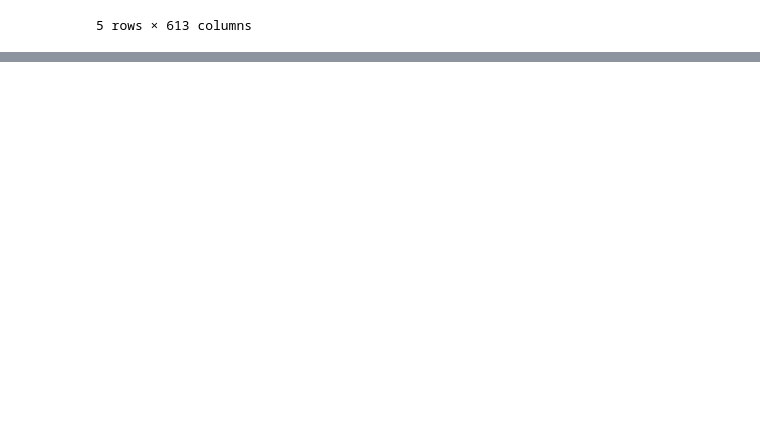
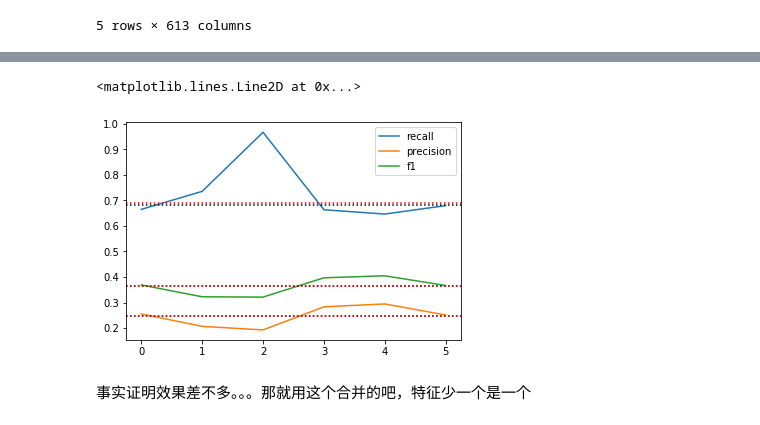
Before and after one commit to dashan0313/flight_delayed, a Jupyter notebook: flight_delayed2.ipynb, the cells around one changed output, grey strips where cells are left out. Saved outputs shown, nothing was run; the diff lists cells and outputs as text; code cells hidden in the pictures; blank space fills up the shorter version.

```diff
--- a/flight_delayed2.ipynb
+++ b/flight_delayed2.ipynb
@@ -343,0 +413,9 @@ print('Kfold Precision: %.2f%%' % (np.mean(cv_acc)*100))
+# %%
+from sklearn.metrics import recall_score
+rs_org=recall_score(y_test, y_pred, labels=True, pos_label=1, average='binary', sample_weight=None)
+from sklearn.metrics import precision_score
+ps_org=precision_score(y_test, y_pred, labels=None, pos_label=1, average='binary', sample_weight=None)
+from sklearn.metrics import f1_score
+f1_org=f1_score(y_test, y_pred, labels=None, pos_label=1, average='binary', sample_weight=None)
+
+print(' recall_score : ',rs_org,'\n precision_score : ',ps_org,'\n f1_score : ',f1_org)
@@ -343,0 +538,9 @@ print('Kfold Precision: %.2f%%' % (np.mean(cv_acc)*100))
+# %%
+data_type=data_train.filter(regex='Origin_type.*|Dest_type.*')
+type_large=data_type['Origin_type_large_airport']+data_type['Dest_type_large_airport']
+type_medium=data_type['Origin_type_medium_airport']+data_type['Dest_type_medium_airport']
+type_small=data_type['Origin_type_small_airport']+data_type['Dest_type_small_airport']
+# %%
+data_train['ctype_large']=type_large
+data_train['ctype_medium']=type_medium
+data_train['ctype_small']=type_small
@@ -343,0 +572,59 @@ print('Kfold Precision: %.2f%%' % (np.mean(cv_acc)*100))
+# %%
+X_add, X_test, y_add, y_test = train_test_split(data_train, y, test_size=0.3, random_state=123,stratify=y)
+
+X_train_1=X_add.filter(regex='mae_.*|ctype.*|Month|DayofMonth|DayOfWeek|Distance|UniuqeCarrier_.*')
+X_test_1=X_test.filter(regex='mae_.*|ctype.*|Month|DayofMonth|DayOfWeek|Distance|UniuqeCarrier_.*')
+X_train_2=X_add.filter(regex='mae_.*|ctype.*|Month|DayofMonth|DayOfWeek|Distance|Origin_.*')
+X_test_2=X_test.filter(regex='mae_.*|ctype.*|Month|DayofMonth|DayOfWeek|Distance|Origin_.*')
+X_train_3=X_add.filter(regex='mae_.*|ctype.*|Month|DayofMonth|DayOfWeek|Distance|Dest_.*')
+X_test_3=X_test.filter(regex='mae_.*|ctype.*|Month|DayofMonth|DayOfWeek|Distance|Dest_.*')
+X_train_4=X_add.filter(regex='mae_.*|ctype.*|Month|DayofMonth|DayOfWeek|Distance|DepTime')
+X_test_4=X_test.filter(regex='mae_.*|ctype.*|Month|DayofMonth|DayOfWeek|Distance|DepTime')
+X_train_5=X_add.filter(regex='mae_.*|ctype.*|Month|DayofMonth|DayOfWeek|Distance|DepTime_hour')
+X_test_5=X_test.filter(regex='mae_.*|ctype.*|Month|DayofMonth|DayOfWeek|Distance|DepTime_hour')
+X_train_6=X_add.filter(regex='mae_.*|ctype.*|Month|DayofMonth|DayOfWeek|Distance|DepTime_min')
+X_test_6=X_test.filter(regex='mae_.*|ctype.*|Month|DayofMonth|DayOfWeek|Distance|DepTime_min')
+
+y=data_train.dep_delayed_15min
+
+addlist=[X_train_1,X_train_2,X_train_3,X_train_4,X_train_5,X_train_6]
+addtest=[X_test_1,X_test_2,X_test_3,X_test_4,X_test_5,X_test_6]
+
+add_recall=[]
+add_precision=[]
+add_f1=[]
+
+for X_train,X_test in zip(addlist,addtest):
+
+    clf = tree.DecisionTreeClassifier(random_state=123,max_depth=8,class_weight='balanced',max_features=10,max_leaf_nodes=100)
+    clf.fit(X_train,y_train)
+
+    y_pred = clf.predict(X_test)
+
+    rs=recall_score(y_test, y_pred, labels=True, pos_label=1, average='binary', sample_weight=None)
+    add_recall.append(rs)
+
+    ps=precision_score(y_test, y_pred, labels=None, pos_label=1, average='binary', sample_weight=None)
+    add_precision.append(ps)
+
+    f1=f1_score(y_test, y_pred, labels=None, pos_label=1, average='binary', sample_weight=None)
+    add_f1.append(f1)
+
+plt.figure()
+plt.plot(add_recall)
+plt.plot(add_precision)
+plt.plot(add_f1)
+plt.legend(['recall','precision','f1'])
+
+plt.axhline(y=rs_org,color='black', linestyle=':')
+plt.axhline(y=ps_org,color='black', linestyle=':')
+plt.axhline(y=f1_org,color='black', linestyle=':')
+
+plt.axhline(y=rs_c,color='red', linestyle=':')
+plt.axhline(y=ps_c,color='red', linestyle=':')
+plt.axhline(y=f1_c,color='red', linestyle=':')
+# %% [output]
+<matplotlib.lines.Line2D at 0x...>
+[figure, added]
+# %% [markdown]
+事实证明效果差不多。。。那就用这个合并的吧，特征少一个是一个
```
Also changed, not shown: parts of 25 cells of this notebook.
